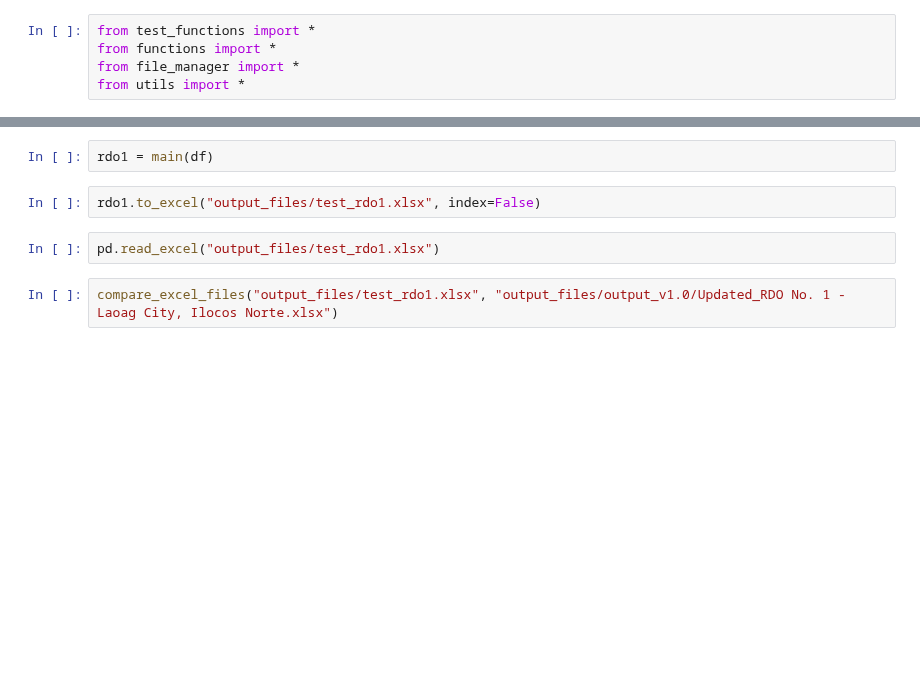
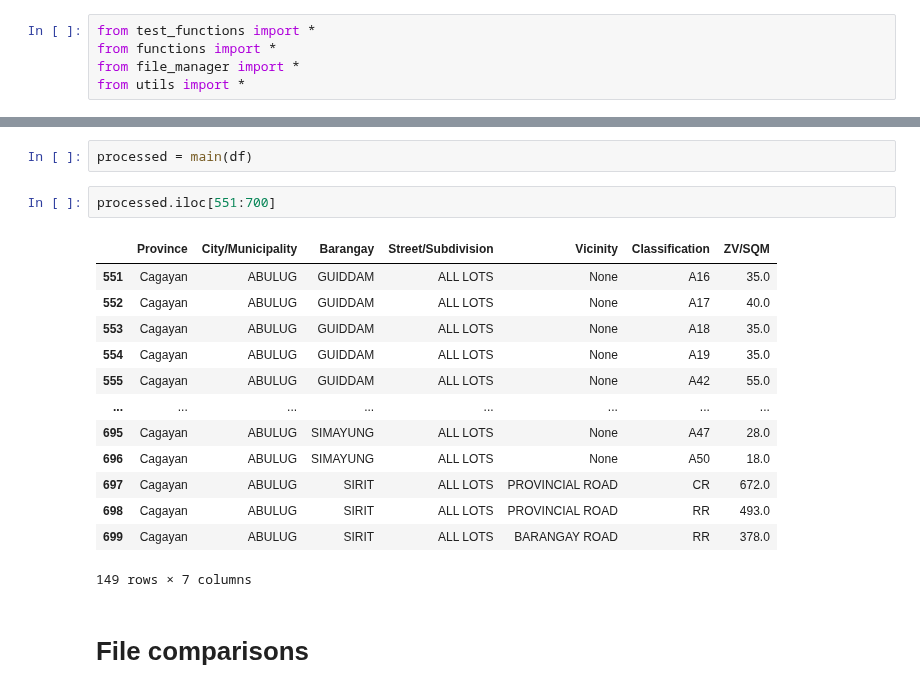
Before and after one commit to lansantuyo/bir-zl-scraping, a Jupyter notebook: processing/process_bir.ipynb, the cells around one changed output, grey strips where cells are left out. Cells and saved outputs as stored; diff of their text form; blank space fills up the shorter version.

```diff
--- a/processing/process_bir.ipynb
+++ b/processing/process_bir.ipynb
@@ -21,8 +61,20 @@ main(df, debug=False, start=0, end=555, debug_location=False, debug_header=False
 # %%
-rdo1 = main(df)
+processed = main(df)
-# %%
-rdo1.to_excel("output_files/test_rdo1.xlsx", index=False)
-# %%
-pd.read_excel("output_files/test_rdo1.xlsx")
-# %%
-compare_excel_files("output_files/test_rdo1.xlsx", "output_files/output_v1.0/Updated_RDO No. 1 - Laoag City, Ilocos Norte.xlsx")
+# %%
+processed.iloc[551:700]
+# %% [output]
+|  | Province | City/Municipality | Barangay | Street/Subdivision | Vicinity | Classification | ZV/SQM |
+| 551 | Cagayan | ABULUG | GUIDDAM | ALL LOTS | None | A16 | 35.0 |
+| 552 | Cagayan | ABULUG | GUIDDAM | ALL LOTS | None | A17 | 40.0 |
+| 553 | Cagayan | ABULUG | GUIDDAM | ALL LOTS | None | A18 | 35.0 |
+| 554 | Cagayan | ABULUG | GUIDDAM | ALL LOTS | None | A19 | 35.0 |
+| 555 | Cagayan | ABULUG | GUIDDAM | ALL LOTS | None | A42 | 55.0 |
+| ... | ... | ... | ... | ... | ... | ... | ... |
+| 695 | Cagayan | ABULUG | SIMAYUNG | ALL LOTS | None | A47 | 28.0 |
+| 696 | Cagayan | ABULUG | SIMAYUNG | ALL LOTS | None | A50 | 18.0 |
+| 697 | Cagayan | ABULUG | SIRIT | ALL LOTS | PROVINCIAL ROAD | CR | 672.0 |
+| 698 | Cagayan | ABULUG | SIRIT | ALL LOTS | PROVINCIAL ROAD | RR | 493.0 |
+| 699 | Cagayan | ABULUG | SIRIT | ALL LOTS | BARANGAY ROAD | RR | 378.0 |
+149 rows × 7 columns
+# %% [markdown]
+# File comparisons
```
Also changed, not shown: parts of 17 cells of this notebook.
